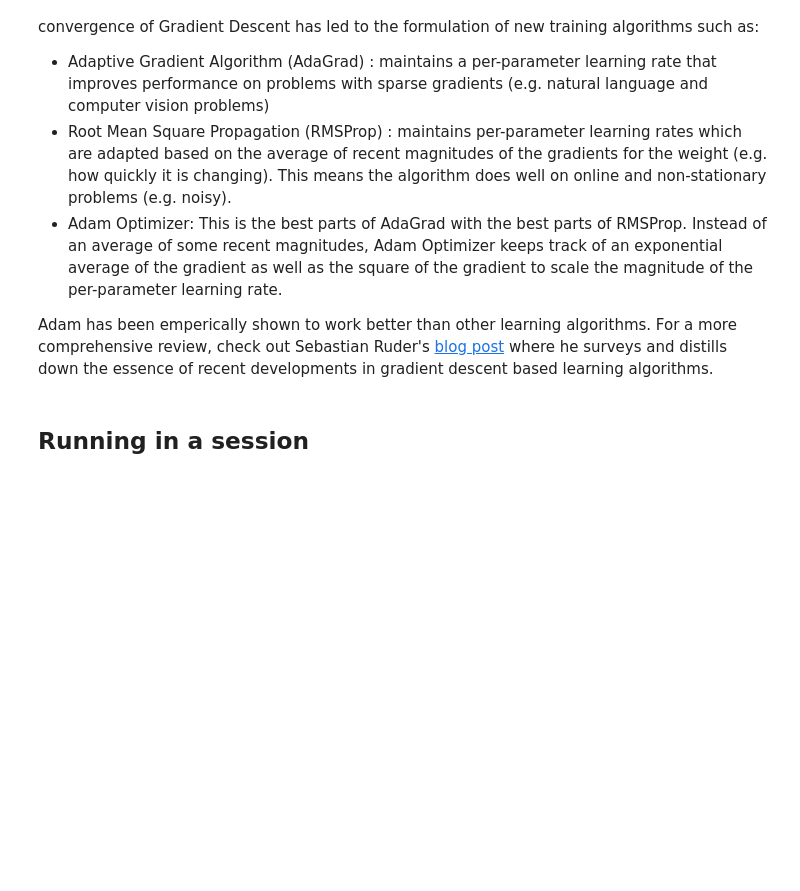
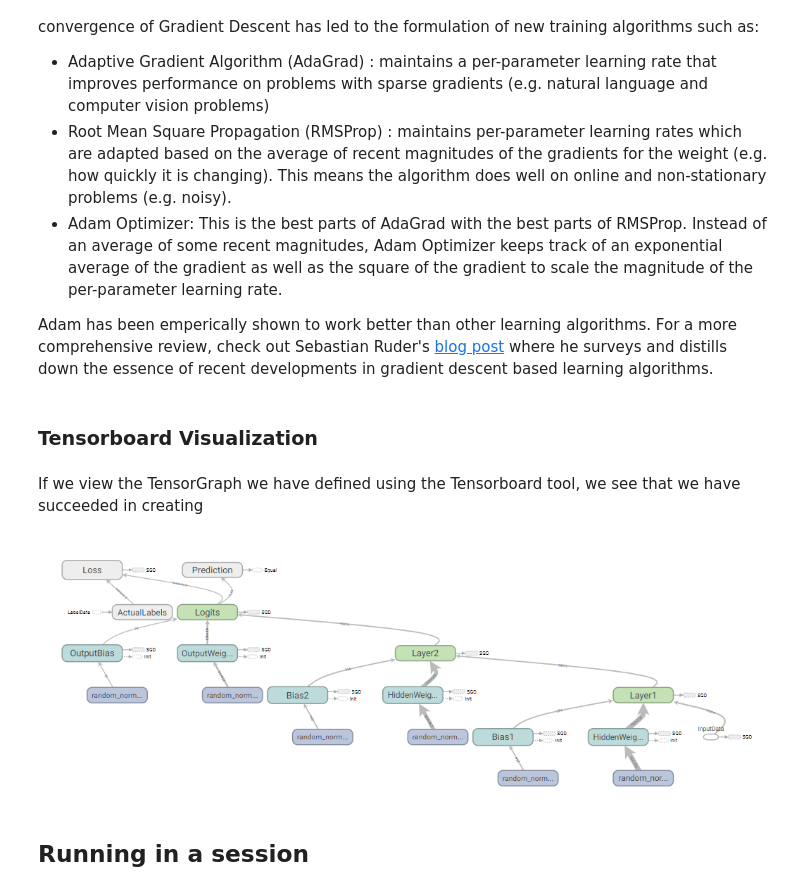
Before and after one commit to ucsd-edx/TensorFlow-Examples, a Jupyter notebook: notebooks/3_NeuralNetworks/Lesson 3 - Neural Networks.ipynb, the cells around one changed output. Drawn from its saved outputs; the diff is of its cells as text; code cells hidden in the pictures; blank space fills up the shorter version.

Commit message:
Added Tensorgraph for lesson3

```diff
--- a/notebooks/3_NeuralNetworks/Lesson 3 - Neural Networks.ipynb
+++ b/notebooks/3_NeuralNetworks/Lesson 3 - Neural Networks.ipynb
@@ -171,6 +178,14 @@ accuracy = tf.reduce_mean(tf.cast(correct_pred, tf.float32))
 
 # Initialize the variables (i.e. assign their default value)
 init = tf.global_variables_initializer()
+# %% [markdown]
+### Tensorboard Visualization
+# %% [markdown]
+If we view the TensorGraph we have defined using the Tensorboard tool, we see that we have succeeded in creating
+# %%
+Image(filename='../../resources/img/NNTensorboard.png')
+# %% [output]
+[figure, added]
 # %% [markdown]
 ## Running in a session
 # %% [markdown]
```
Also changed, not shown: parts of 13 cells of this notebook, 1 other file.
